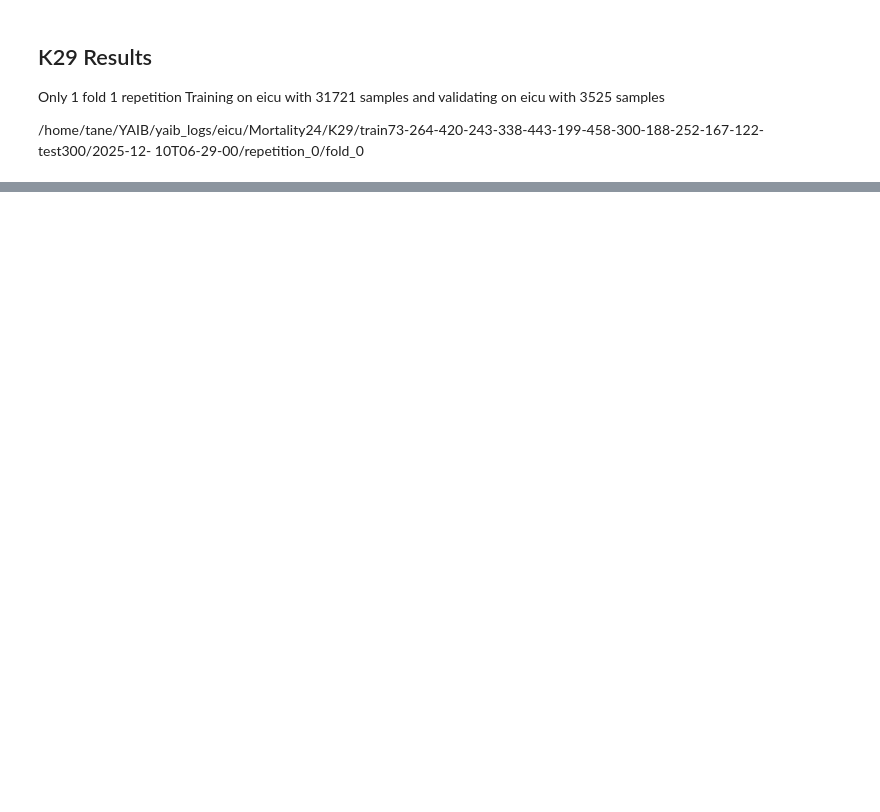
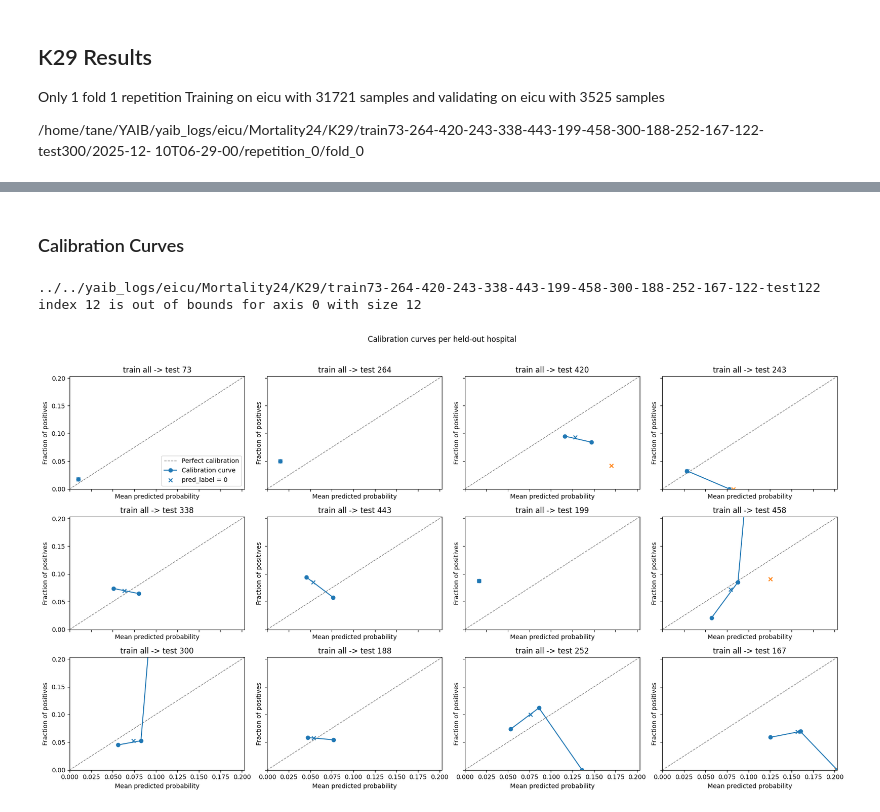
Before and after one commit to etan18/data-addition-dilemma, a Jupyter notebook: defensive_forecasting/k29.ipynb, the cells around one changed output, grey strips where cells are left out. Drawn from its saved outputs; the diff is of its cells as text; code cells hidden in the pictures; blank space fills up the shorter version.

```diff
--- a/defensive_forecasting/k29.ipynb
+++ b/defensive_forecasting/k29.ipynb
@@ -146,0 +278,62 @@ pd.DataFrame({'K29 base': base_df[col], 'K29 all': all_df[col], 'catboost': catb
+# %% [markdown]
+### Calibration Curves
+# %%
+# K29 all data calibration curves
+from sklearn.calibration import calibration_curve
+
+n_bins = 15
+fig, axes = plt.subplots(3, 4, figsize=(18, 10), sharex=True, sharey=True)
+axes = axes.flatten()
+
+for i, hos in enumerate(hosp_ids):
+    dir_str = f"train{all_hosps}-test{hos}"
+    exp_dir = os.path.join(log_dir, dir_str)
+
+    try:
+        files = os.listdir(exp_dir)
+        files.sort()
+        datetime = files[-1]
+        data = np.load(os.path.join(exp_dir, datetime, 'repetition_0/fold_0/patient_results.npz'))
+
+        y_prob = data['predictions']
+        y_true = data['true_labels']
+        y_pred = data['pred_labels']
+
+        prob_true, prob_pred = calibration_curve(y_true, y_prob, n_bins=n_bins, strategy='uniform')
+
+        ax = axes[i]
+        ax.plot([0, 1], [0, 1], '--', color='gray', linewidth=1, label='Perfect calibration' if i == 0 else None)
+        ax.plot(prob_pred, prob_true, marker='o', label='Calibration curve' if i == 0 else None)
+
+        pos_mask = y_pred == 1
+        neg_mask = ~pos_mask
+        if pos_mask.any():
+            ax.scatter(y_prob[pos_mask].mean(), y_true[pos_mask].mean(), color='tab:orange', marker='x', label='pred_label = 1' if i == 0 else None)
+        if neg_mask.any():
+            ax.scatter(y_prob[neg_mask].mean(), y_true[neg_mask].mean(), color='tab:blue', marker='x', label='pred_label = 0' if i == 0 else None)
+
+        ax.set_title(f"train all -> test {hos}")
+        lim = max(max(prob_pred), max(prob_true))
+        ax.set_xlim(0, lim)
+        ax.set_ylim(0, lim)
+        ax.set_xlabel('Mean predicted probability')
+        ax.set_ylabel('Fraction of positives')
+
+    except Exception as e:
+        print(exp_dir)
+        print(e)
+        print()
+
+for j in range(len(hosp_ids), len(axes)):
+    axes[j].axis('off')
+
+if axes.size:
+    axes[0].legend(loc='lower right')
+
+fig.suptitle('Calibration curves per held-out hospital', y=1.02)
+fig.tight_layout()
+plt.show()
+# %% [output]
+../../yaib_logs/eicu/Mortality24/K29/train73-264-420-243-338-443-199-458-300-188-252-167-122-test122
+index 12 is out of bounds for axis 0 with size 12
+[figure, added]
```
Also changed, not shown: parts of 6 cells of this notebook, 1 other file.
